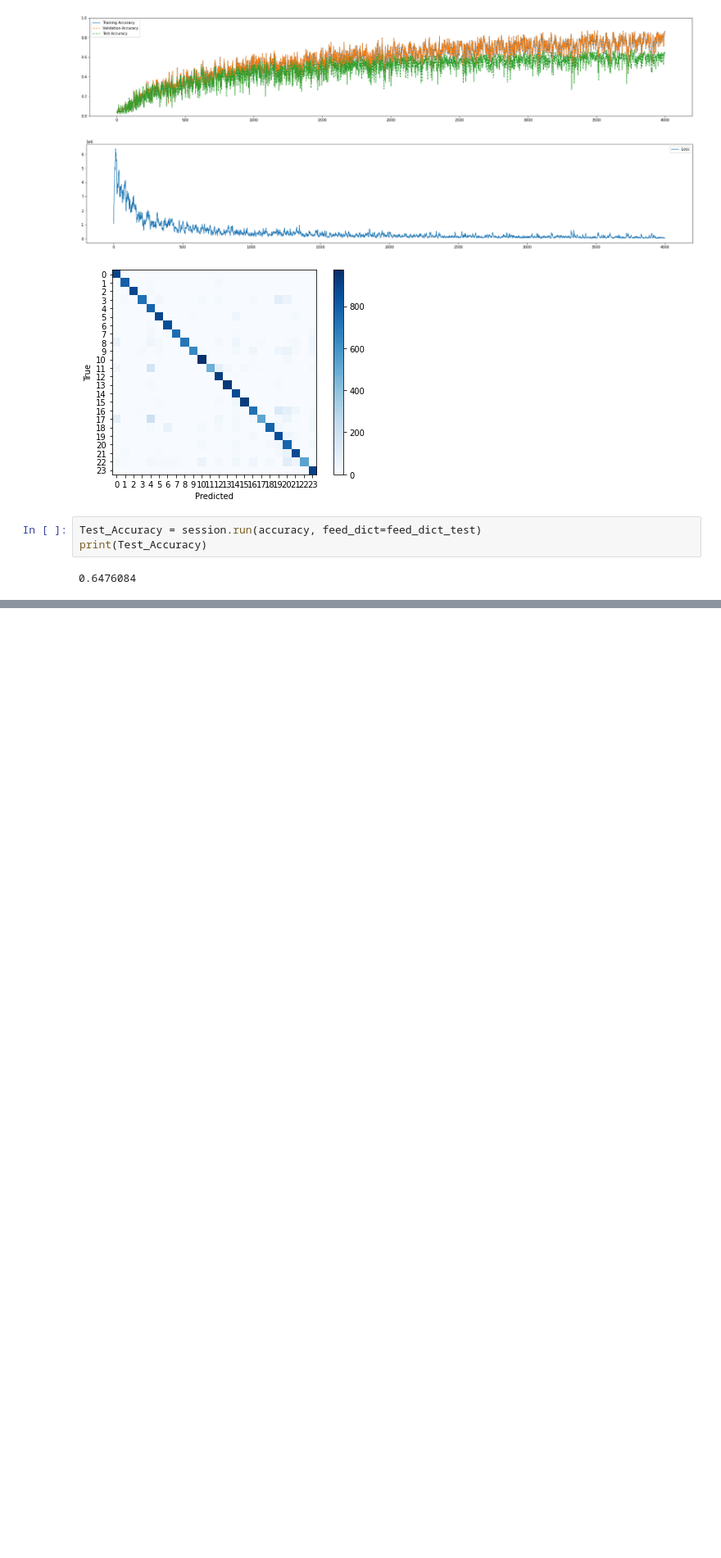
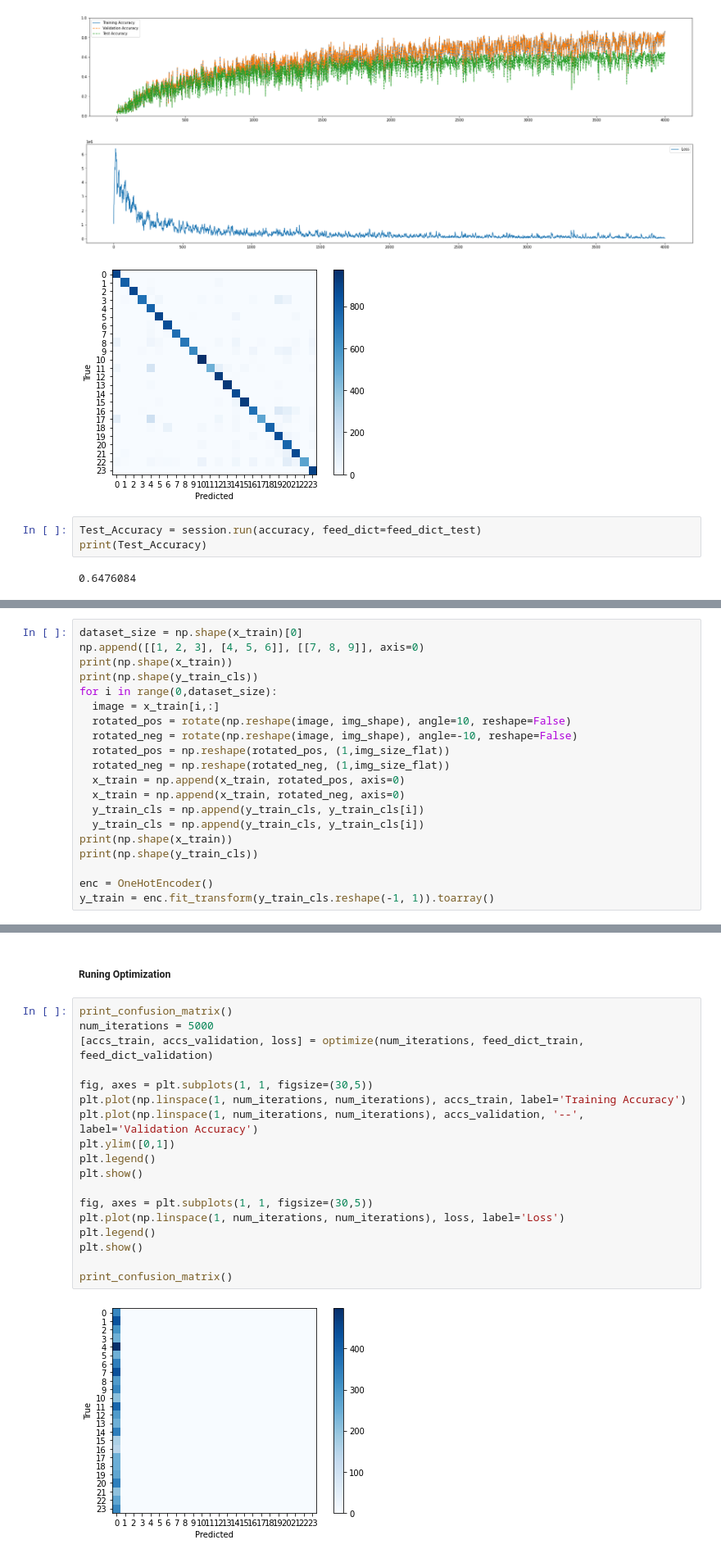
Before and after one commit to AminAlam/sign-language-Detector, a Jupyter notebook: Q01.ipynb, the cells around one changed output, grey strips where cells are left out. Shown at 82% size. Cells and saved outputs as stored; diff of their text form; blank space fills up the shorter version.

```diff
--- a/Q01.ipynb
+++ b/Q01.ipynb
@@ -645,0 +911,20 @@ print_confusion_matrix()
+# %%
+dataset_size = np.shape(x_train)[0]
+np.append([[1, 2, 3], [4, 5, 6]], [[7, 8, 9]], axis=0)
+print(np.shape(x_train))
+print(np.shape(y_train_cls))
+for i in range(0,dataset_size):
+  image = x_train[i,:]
+  rotated_pos = rotate(np.reshape(image, img_shape), angle=10, reshape=False)
+  rotated_neg = rotate(np.reshape(image, img_shape), angle=-10, reshape=False)
+  rotated_pos = np.reshape(rotated_pos, (1,img_size_flat))
+  rotated_neg = np.reshape(rotated_neg, (1,img_size_flat))
+  x_train = np.append(x_train, rotated_pos, axis=0)
+  x_train = np.append(x_train, rotated_neg, axis=0)
+  y_train_cls = np.append(y_train_cls, y_train_cls[i])
+  y_train_cls = np.append(y_train_cls, y_train_cls[i])
+print(np.shape(x_train))
+print(np.shape(y_train_cls))
+
+enc = OneHotEncoder()
+y_train = enc.fit_transform(y_train_cls.reshape(-1, 1)).toarray()
@@ -645,0 +1094,22 @@ print_confusion_matrix()
+# %% [markdown]
+##### Runing Optimization
+# %%
+print_confusion_matrix()
+num_iterations = 5000
+[accs_train, accs_validation, loss] = optimize(num_iterations, feed_dict_train, feed_dict_validation)
+
+fig, axes = plt.subplots(1, 1, figsize=(30,5))
+plt.plot(np.linspace(1, num_iterations, num_iterations), accs_train, label='Training Accuracy')
+plt.plot(np.linspace(1, num_iterations, num_iterations), accs_validation, '--', label='Validation Accuracy')
+plt.ylim([0,1])
+plt.legend()
+plt.show()
+
+fig, axes = plt.subplots(1, 1, figsize=(30,5))
+plt.plot(np.linspace(1, num_iterations, num_iterations), loss, label='Loss')
+plt.legend()
+plt.show()
+
+print_confusion_matrix()
+# %% [output]
+[figure, added]
```
Also changed, not shown: parts of 42 cells of this notebook, 1 other file.
